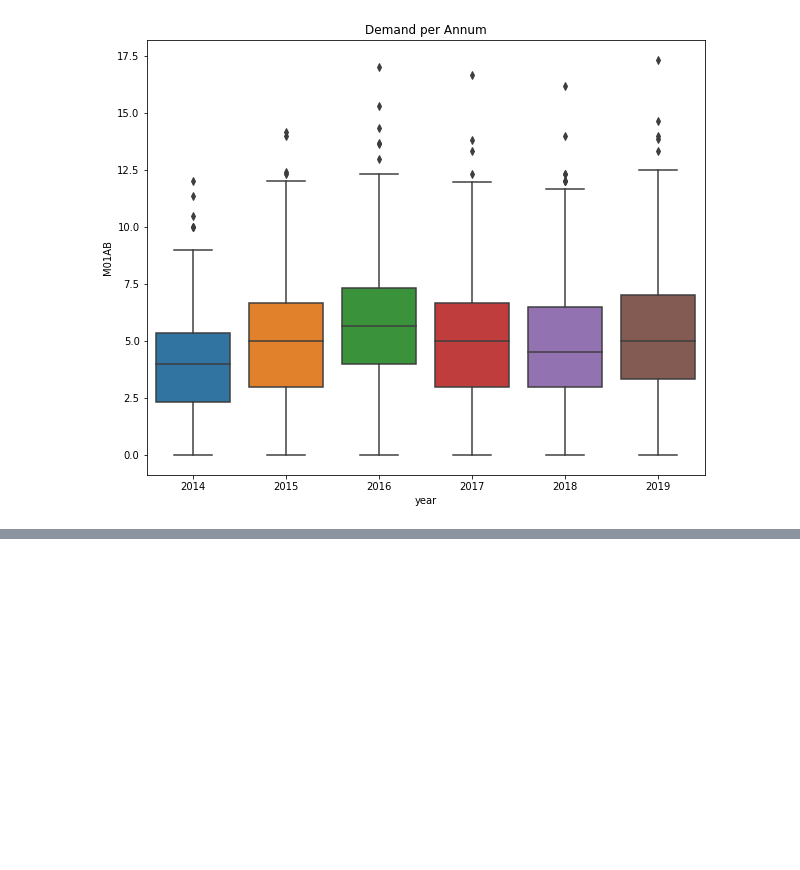
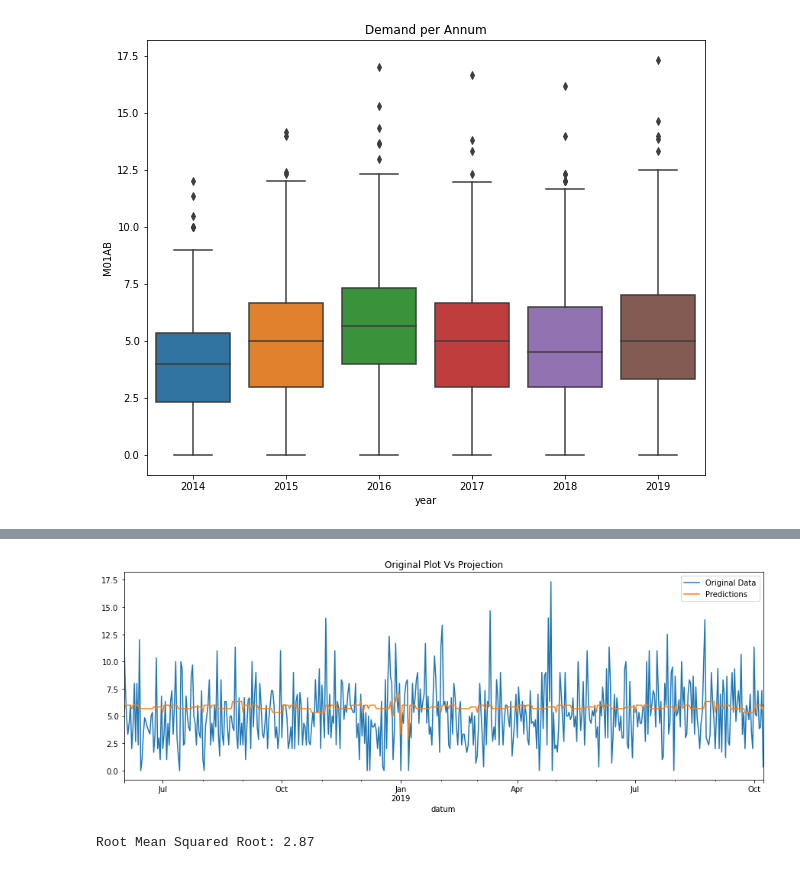
Before and after one commit to varma59/MedicineDemand-TimeSeries, a Jupyter notebook: demand-timeseries.ipynb, the cells around one changed output, grey strips where cells are left out. Cells and saved outputs as stored; diff of their text form; code cells hidden in the pictures; blank space fills up the shorter version.

```diff
--- a/demand-timeseries.ipynb
+++ b/demand-timeseries.ipynb
@@ -259 +268,18 @@ df
 495 rows × 5 columns
+# %%
+#plot the predictions made on original dat
+ax=df['M01AB'].plot(figsize=(15,5))
+df['prediction'].plot(ax=ax,style='-')
+plt.legend(['Original Data','Predictions'])
+ax.set_title('Original Plot Vs Projection')
+plt.show()
+# %% [output]
+[figure, added]
+# %%
+#performance
+#METRIC- RMSE
+
+error=(mean_squared_error(df['M01AB'],df['prediction']))**0.5
+print(f'Root Mean Squared Root: {error:.2f}')
+# %% [output]
+Root Mean Squared Root: 2.87
```
Also changed, not shown: parts of 9 cells of this notebook, 2 other files.
